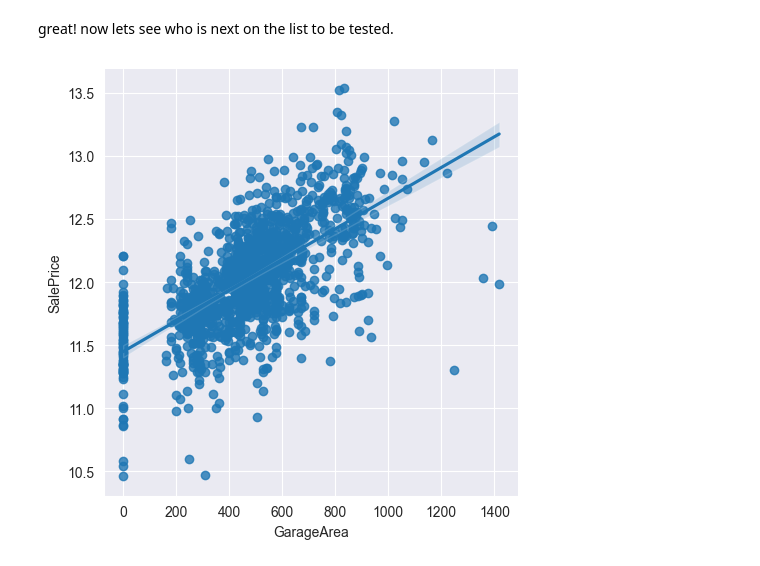
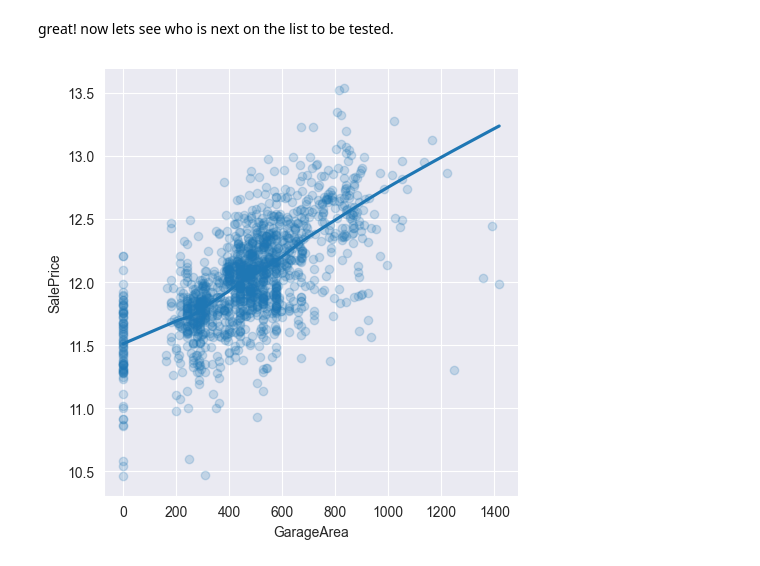
Before and after one commit to indian-coder-aarush/Learning, a Jupyter notebook: HousePriceEDA.ipynb, the cells around one changed output. Drawn from its saved outputs; the diff is of its cells as text; code cells hidden in the pictures.

Commit message:
explored garage area

```diff
--- a/HousePriceEDA.ipynb
+++ b/HousePriceEDA.ipynb
@@ -188,7 +188,7 @@ data["OverallQual"], data["OverallQual"].corr(data["SalePrice"])
 # %% [markdown]
 great! now lets see who is next on the list to be tested.
 # %%
-sns.lmplot(x = "GarageArea", y = "SalePrice", data = data)
+sns.lmplot(x = "GarageArea", y = "SalePrice", data = data, lowess=True, scatter_kws={'alpha':0.2})
 plt.show()
 # %% [output]
-[figure, old version]
+[figure, new version]
```
Also changed, not shown: parts of 4 cells of this notebook.
